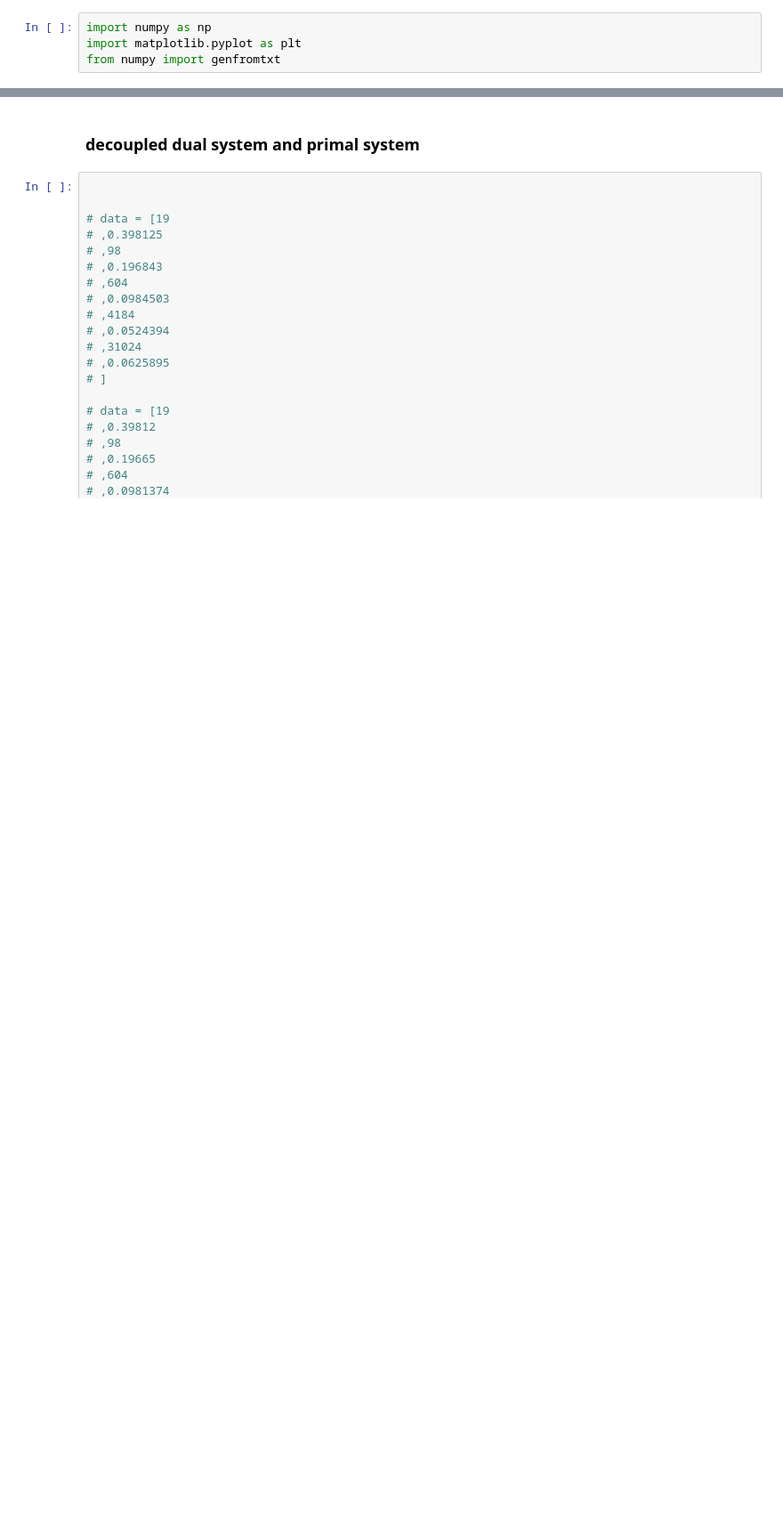
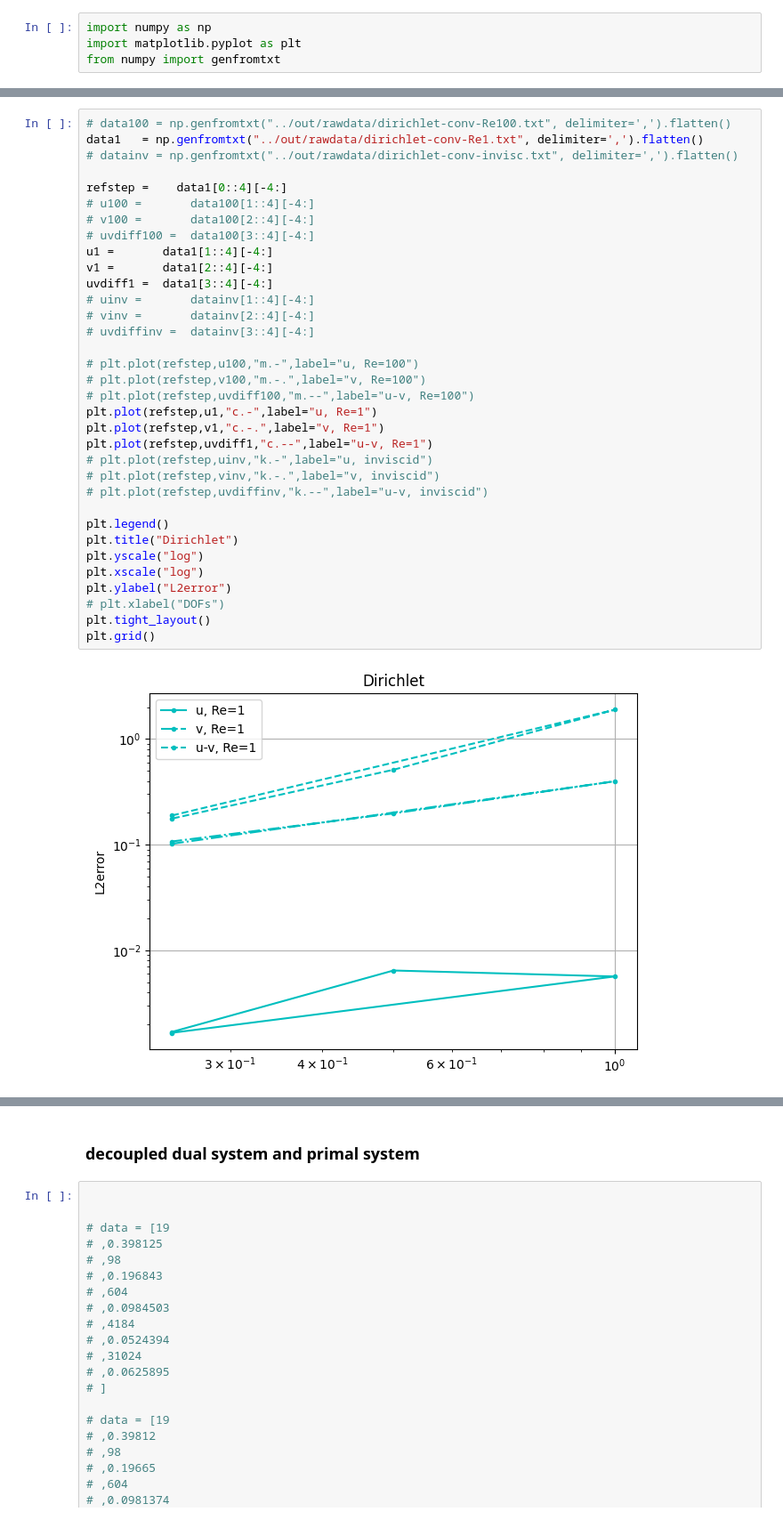
Before and after one commit to markusrenoldner/MEHCscheme, a Jupyter notebook: scripts/dirichlet_conv.ipynb, the cells around one changed output, grey strips where cells are left out. Shown: that part at 89% size. Drawn from its saved outputs; the diff is of its cells as text; blank space fills up the shorter version.

```diff
--- a/scripts/dirichlet_conv.ipynb
+++ b/scripts/dirichlet_conv.ipynb
@@ -65,0 +59,36 @@ plt.grid()
+# %%
+# data100 = np.genfromtxt("../out/rawdata/dirichlet-conv-Re100.txt", delimiter=',').flatten()
+data1   = np.genfromtxt("../out/rawdata/dirichlet-conv-Re1.txt", delimiter=',').flatten()
+# datainv = np.genfromtxt("../out/rawdata/dirichlet-conv-invisc.txt", delimiter=',').flatten()
+
+refstep =    data1[0::4][-4:]
+# u100 =       data100[1::4][-4:]
+# v100 =       data100[2::4][-4:]
+# uvdiff100 =  data100[3::4][-4:]
+u1 =       data1[1::4][-4:]
+v1 =       data1[2::4][-4:]
+uvdiff1 =  data1[3::4][-4:]
+# uinv =       datainv[1::4][-4:]
+# vinv =       datainv[2::4][-4:]
+# uvdiffinv =  datainv[3::4][-4:]
+
+# plt.plot(refstep,u100,"m.-",label="u, Re=100")
+# plt.plot(refstep,v100,"m.-.",label="v, Re=100")
+# plt.plot(refstep,uvdiff100,"m.--",label="u-v, Re=100")
+plt.plot(refstep,u1,"c.-",label="u, Re=1")
+plt.plot(refstep,v1,"c.-.",label="v, Re=1")
+plt.plot(refstep,uvdiff1,"c.--",label="u-v, Re=1")
+# plt.plot(refstep,uinv,"k.-",label="u, inviscid")
+# plt.plot(refstep,vinv,"k.-.",label="v, inviscid")
+# plt.plot(refstep,uvdiffinv,"k.--",label="u-v, inviscid")
+
+plt.legend()
+plt.title("Dirichlet")
+plt.yscale("log")
+plt.xscale("log")
+plt.ylabel("L2error")
+# plt.xlabel("DOFs")
+plt.tight_layout()
+plt.grid()
+# %% [output]
+[figure, added]
```
Also changed, not shown: parts of 9 cells of this notebook, 5 other files.
